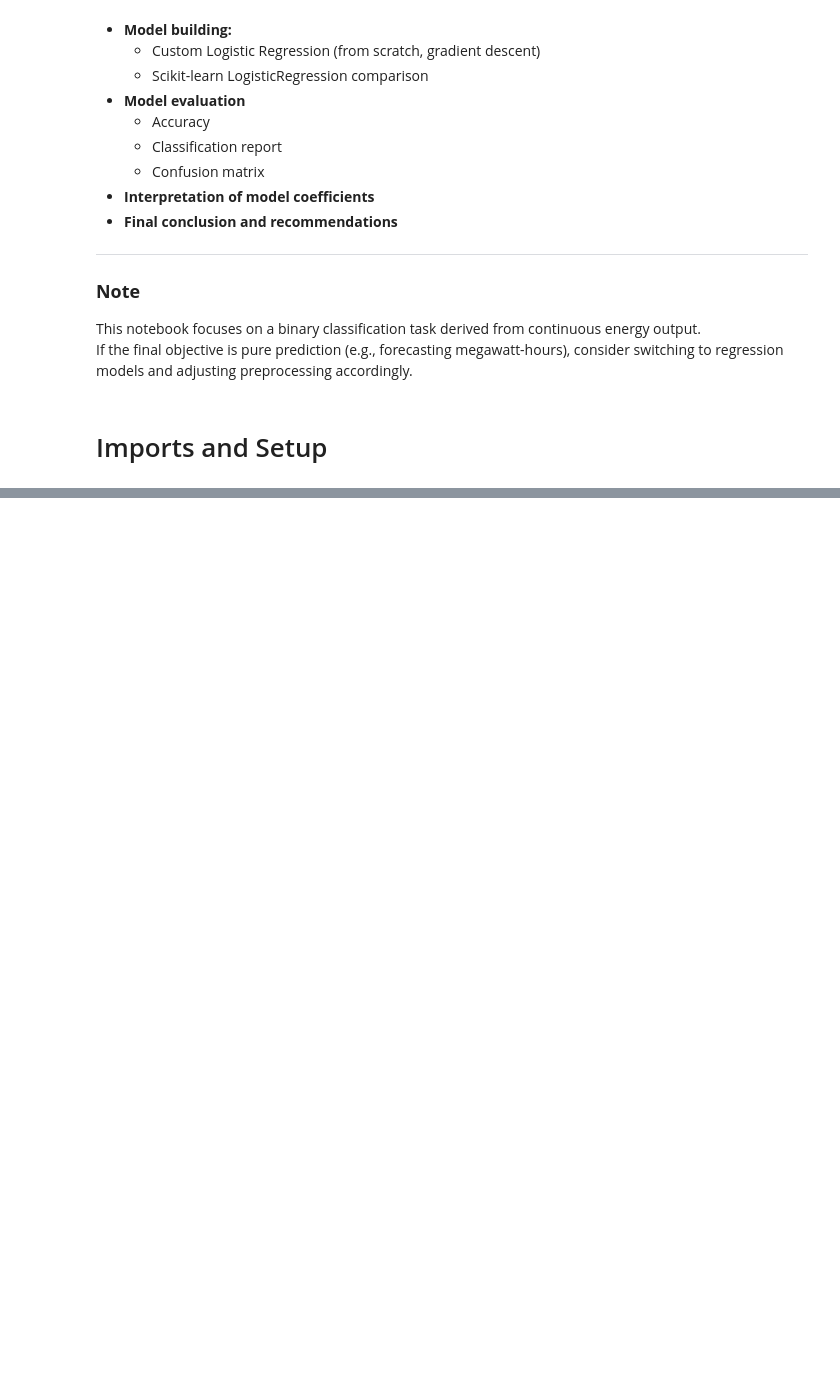
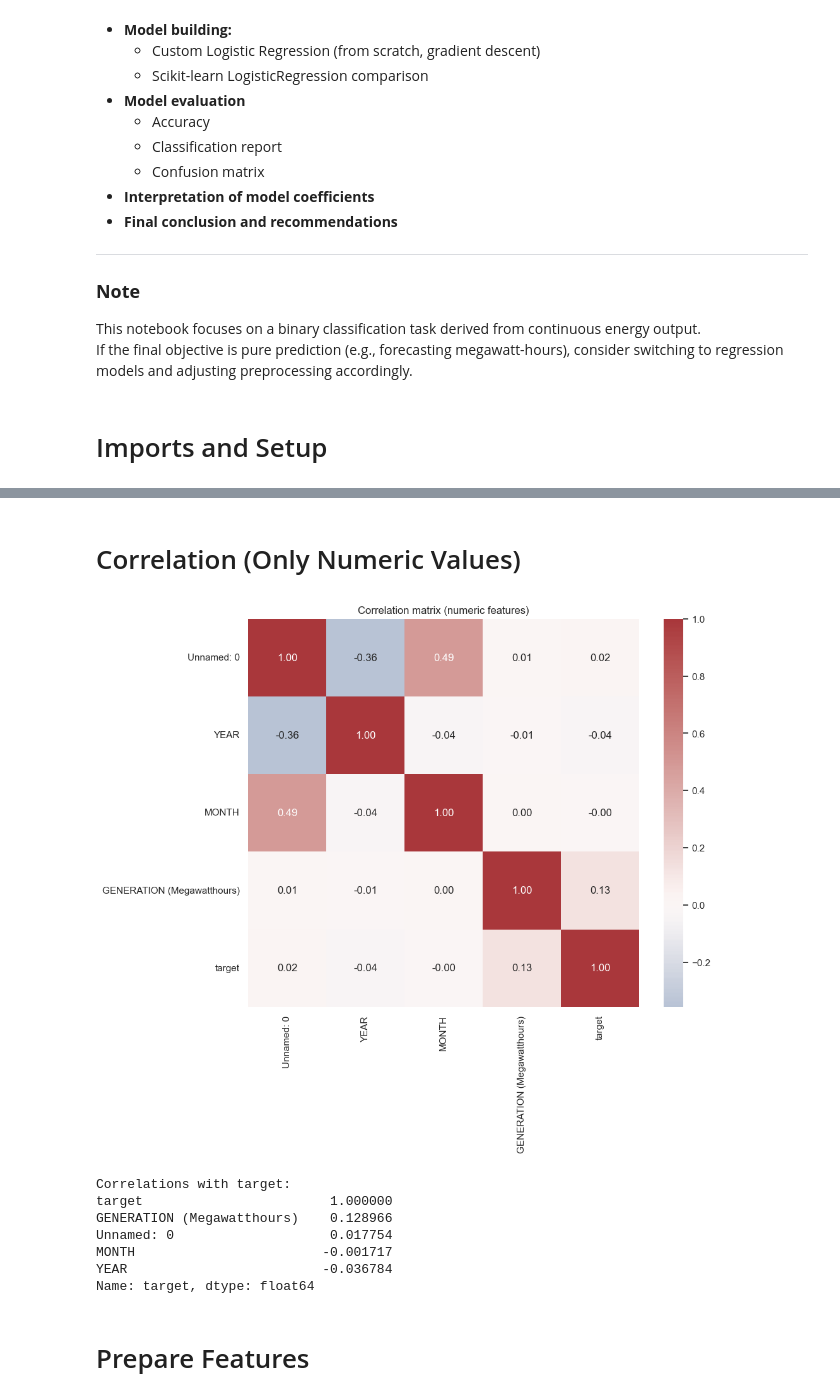
Before and after one commit to mk251-stack/INDE-577-Final-Project, a Jupyter notebook: examples/Supervised_Learning/Logistic_Regression/Logistic_Regression.ipynb, the cells around one changed output, grey strips where cells are left out. Cells and saved outputs as stored; diff of their text form; code cells hidden in the pictures; blank space fills up the shorter version.

```diff
--- a/examples/Supervised_Learning/Logistic_Regression/Logistic_Regression.ipynb
+++ b/examples/Supervised_Learning/Logistic_Regression/Logistic_Regression.ipynb
@@ -85,0 +213,26 @@ accuracy
+# %% [markdown]
+# Correlation (Only Numeric Values)
+# %%
+# Step 8 — Correlation matrix for numeric features
+
+corr = df[num_cols].corr()
+
+plt.figure(figsize=(10, 8))
+sns.heatmap(corr, annot=True, fmt=".2f", cmap="vlag", center=0)
+plt.title("Correlation matrix (numeric features)")
+plt.show()
+
+if "target" in corr.columns:
+    print("Correlations with target:")
+    print(corr["target"].sort_values(ascending=False))
+# %% [output]
+[figure, added]
+Correlations with target:
+target                        1.000000
+GENERATION (Megawatthours)    0.128966
+Unnamed: 0                    0.017754
+MONTH                        -0.001717
+YEAR                         -0.036784
+Name: target, dtype: float64
+# %% [markdown]
+# Prepare Features
```
Also changed, not shown: parts of 36 cells of this notebook.
